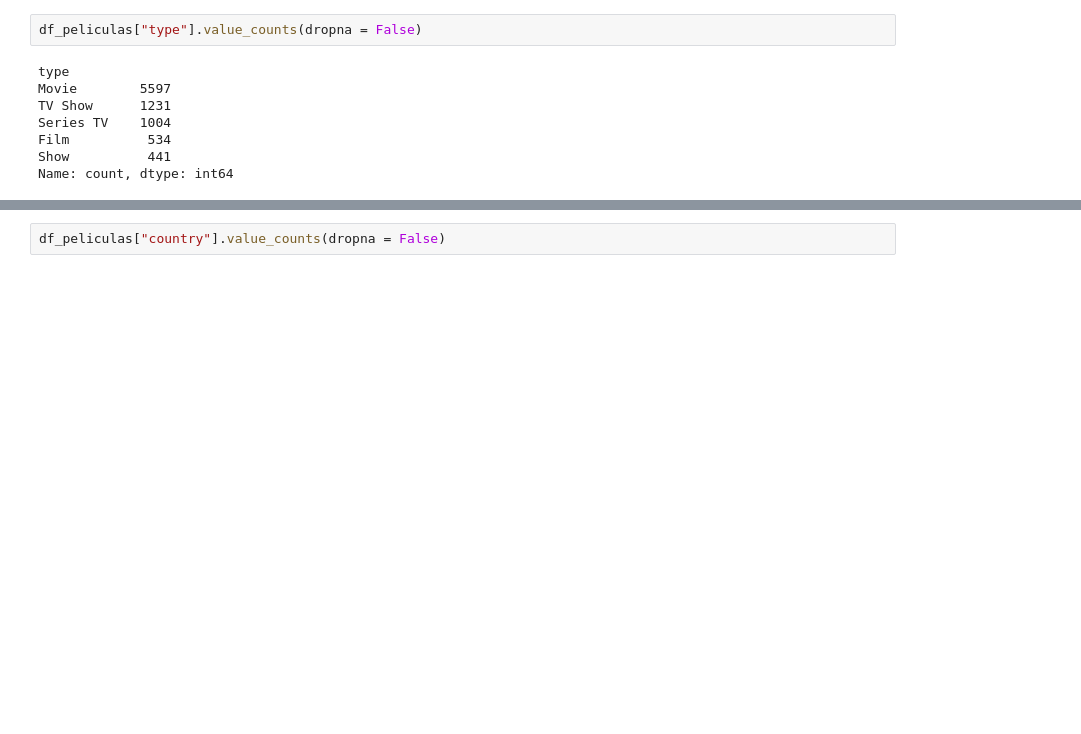
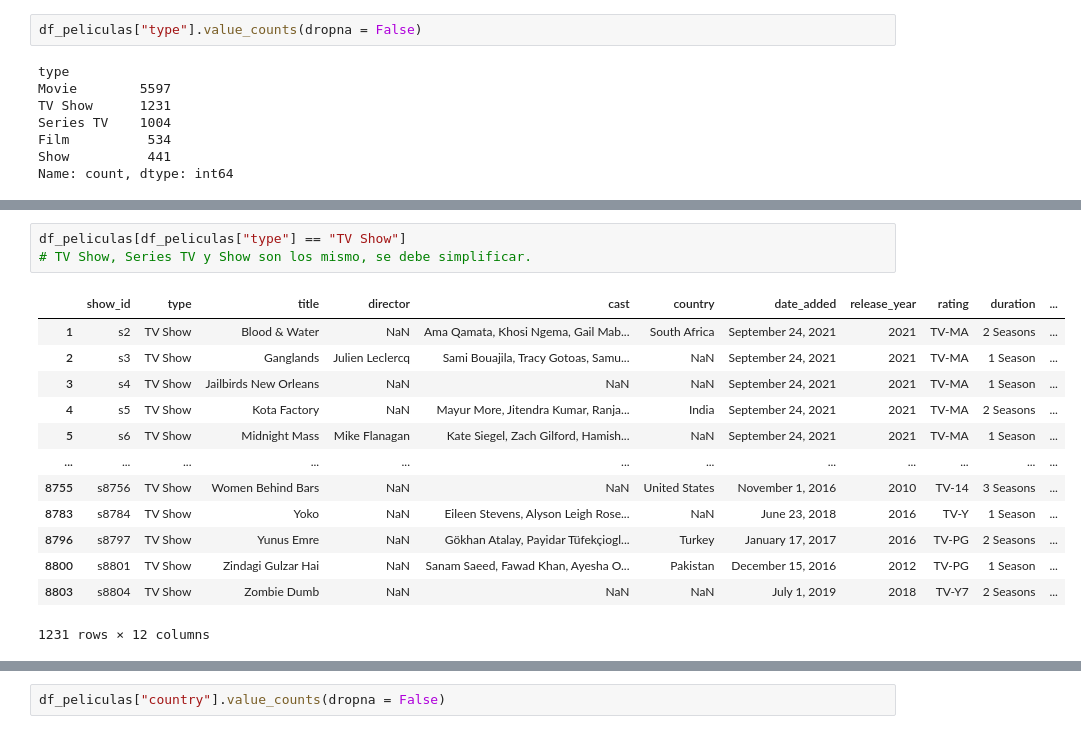
Before and after one commit to CanaryBrianArmas/ONLINE_DS_THEBRIDGE_-Ejercicios-a-corregir, a Jupyter notebook: Sprint_5/Unidad_1/18_Practica_Obligatoria_ETL.ipynb, the cells around one changed output, grey strips where cells are left out. Saved outputs shown, nothing was run; the diff lists cells and outputs as text; blank space fills up the shorter version.

```diff
--- a/Sprint_5/Unidad_1/18_Practica_Obligatoria_ETL.ipynb
+++ b/Sprint_5/Unidad_1/18_Practica_Obligatoria_ETL.ipynb
@@ -76,0 +95,17 @@ Name: count, dtype: int64
+# %%
+df_peliculas[df_peliculas["type"] == "TV Show"]
+# TV Show, Series TV y Show son los mismo, se debe simplificar.
+# %% [output]
+|  | show_id | type | title | director | cast | country | date_added | release_year | rating | duration | ... |
+| 1 | s2 | TV Show | Blood & Water | NaN | Ama Qamata, Khosi Ngema, Gail Mab... | South Africa | September 24, 2021 | 2021 | TV-MA | 2 Seasons | ... |
+| 2 | s3 | TV Show | Ganglands | Julien Leclercq | Sami Bouajila, Tracy Gotoas, Samu... | NaN | September 24, 2021 | 2021 | TV-MA | 1 Season | ... |
+| 3 | s4 | TV Show | Jailbirds New Orleans | NaN | NaN | NaN | September 24, 2021 | 2021 | TV-MA | 1 Season | ... |
+| 4 | s5 | TV Show | Kota Factory | NaN | Mayur More, Jitendra Kumar, Ranja... | India | September 24, 2021 | 2021 | TV-MA | 2 Seasons | ... |
+| 5 | s6 | TV Show | Midnight Mass | Mike Flanagan | Kate Siegel, Zach Gilford, Hamish... | NaN | September 24, 2021 | 2021 | TV-MA | 1 Season | ... |
+| ... | ... | ... | ... | ... | ... | ... | ... | ... | ... | ... | ... |
+| 8755 | s8756 | TV Show | Women Behind Bars | NaN | NaN | United States | November 1, 2016 | 2010 | TV-14 | 3 Seasons | ... |
+| 8783 | s8784 | TV Show | Yoko | NaN | Eileen Stevens, Alyson Leigh Rose... | NaN | June 23, 2018 | 2016 | TV-Y | 1 Season | ... |
+| 8796 | s8797 | TV Show | Yunus Emre | NaN | Gökhan Atalay, Payidar Tüfekçiogl... | Turkey | January 17, 2017 | 2016 | TV-PG | 2 Seasons | ... |
+| 8800 | s8801 | TV Show | Zindagi Gulzar Hai | NaN | Sanam Saeed, Fawad Khan, Ayesha O... | Pakistan | December 15, 2016 | 2012 | TV-PG | 1 Season | ... |
+| 8803 | s8804 | TV Show | Zombie Dumb | NaN | NaN | NaN | July 1, 2019 | 2018 | TV-Y7 | 2 Seasons | ... |
+1231 rows × 12 columns
```
Also changed, not shown: parts of 24 cells of this notebook, 5 other files.
